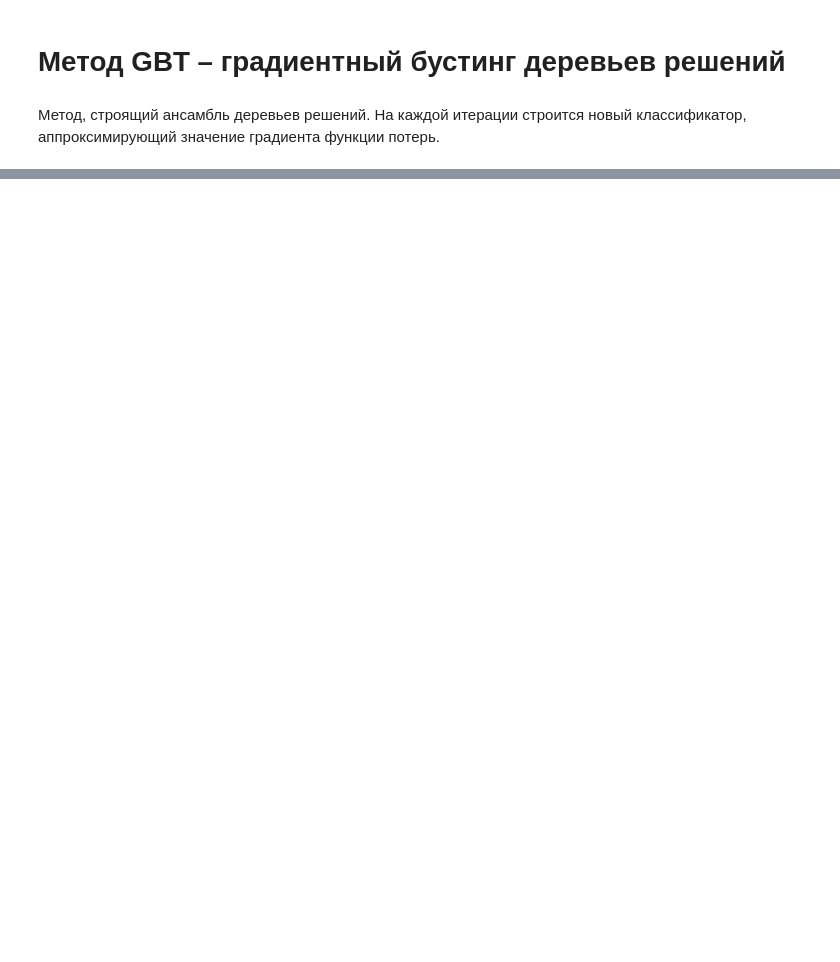
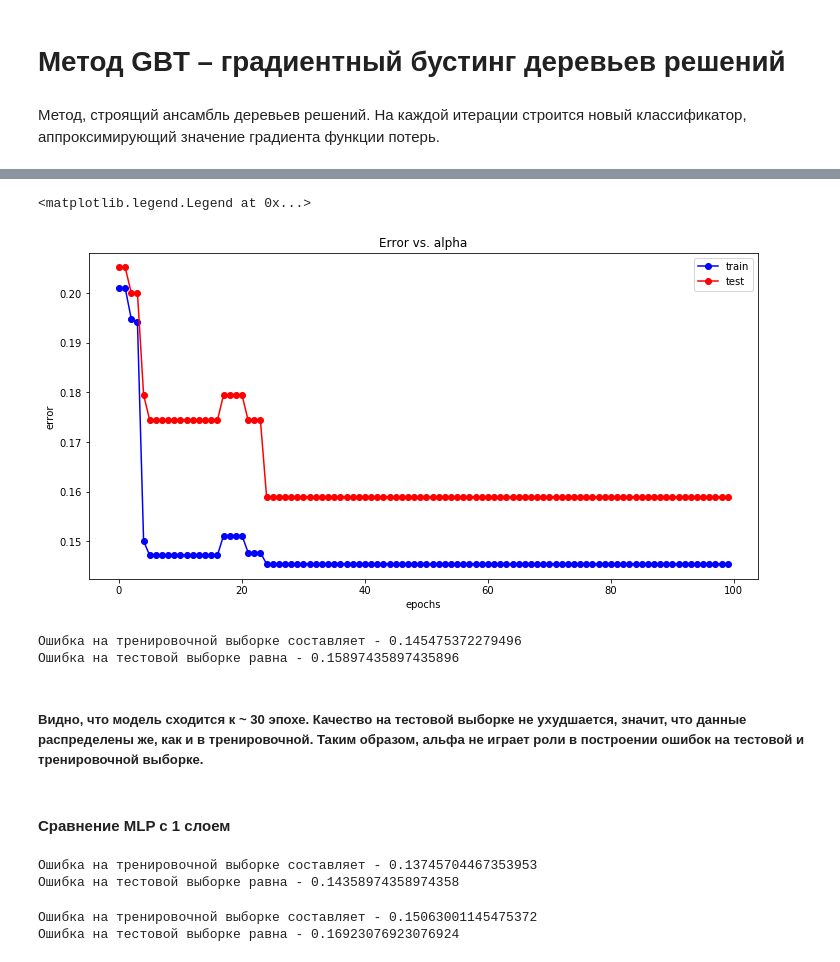
Before and after one commit to KornevaTatiana/DataAnalysis, a Jupyter notebook: DataAnalysis.ipynb, the cells around one changed output, grey strips where cells are left out. Drawn from its saved outputs; the diff is of its cells as text; code cells hidden in the pictures; blank space fills up the shorter version.

```diff
--- a/DataAnalysis.ipynb
+++ b/DataAnalysis.ipynb
@@ -714,0 +820,63 @@ print(err_train, err_test)
+# %%
+alpha_opt = alpha_arr[test_err == min_test_err][0]
+epochs = range(1,101)
+test_err = []
+train_err = []
+for epoch in tqdm(epochs):
+    mlp_model = MLPClassifier(alpha = alpha_opt, hidden_layer_sizes = (100,), random_state=14,
+                              solver = 'lbfgs', activation = 'logistic', max_iter = epoch)
+    mlp_model.fit(X_train, y_train)
+
+    y_train_pred = mlp_model.predict(X_train)
+    y_test_pred = mlp_model.predict(X_test)
+    train_err.append(np.mean(y_train != y_train_pred))
+    test_err.append(np.mean(y_test != y_test_pred))
+# %%
+plt.plot(train_err, 'b-o', label = 'train')
+plt.plot(test_err, 'r-o', label = 'test')
+plt.title('Error vs. alpha')
+plt.xlabel('epochs')
+plt.ylabel('error')
+plt.legend()
+# %% [output]
+<matplotlib.legend.Legend at 0x...>
+[figure, added]
+# %%
+min_train_err = np.min(train_err)
+min_test_err = np.min(test_err)
+print( 'Ошибка на тренировочной выборке составляет - {}\nОшибка на тестовой выборке равна - {}'.format(min_train_err, min_test_err))
+# %% [output]
+Ошибка на тренировочной выборке составляет - 0.145475372279496
+Ошибка на тестовой выборке равна - 0.15897435897435896
+# %% [markdown]
+##### Видно, что модель сходится к ~ 30 эпохе. Качество на тестовой выборке не ухудшается, значит, что данные распределены же, как и в тренировочной. Таким образом, альфа не играет роли в построении ошибок на тестовой и тренировочной выборке.
+# %% [markdown]
+#### Сравнение MLP с 1 слоем
+# %%
+mlp_model = MLPClassifier(hidden_layer_sizes = (50,), solver = 'lbfgs', activation = 'logistic',
+                          max_iter = 100, random_state=14, alpha=alpha_opt)
+mlp_model.fit(X_train, y_train)
+
+y_train_pred = mlp_model.predict(X_train)
+y_test_pred = mlp_model.predict(X_test)
+y_train_pred = mlp_model.predict(X_train)
+y_test_pred = mlp_model.predict(X_test)
+
+print( 'Ошибка на тренировочной выборке составляет - {}\nОшибка на тестовой выборке равна - {}'.format(np.mean(y_train != y_train_pred), np.mean(y_test != y_test_pred)))
+# %% [output]
+Ошибка на тренировочной выборке составляет - 0.13745704467353953
+Ошибка на тестовой выборке равна - 0.14358974358974358
+# %%
+mlp_model = MLPClassifier(hidden_layer_sizes = (300,), solver = 'lbfgs', activation = 'logistic',
+                          max_iter = 100, random_state=14, alpha=alpha_opt)
+mlp_model.fit(X_train, y_train)
+
+y_train_pred = mlp_model.predict(X_train)
+y_test_pred = mlp_model.predict(X_test)
+y_train_pred = mlp_model.predict(X_train)
+y_test_pred = mlp_model.predict(X_test)
+
+print( 'Ошибка на тренировочной выборке составляет - {}\nОшибка на тестовой выборке равна - {}'.format(np.mean(y_train != y_train_pred), np.mean(y_test != y_test_pred)))
+# %% [output]
+Ошибка на тренировочной выборке составляет - 0.15063001145475372
+Ошибка на тестовой выборке равна - 0.16923076923076924
```
Also changed, not shown: parts of 93 cells of this notebook.
